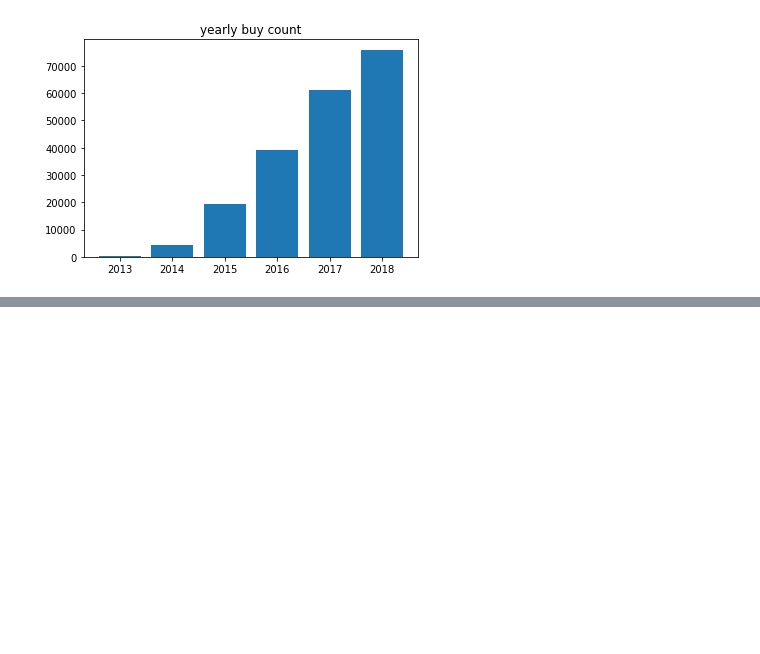
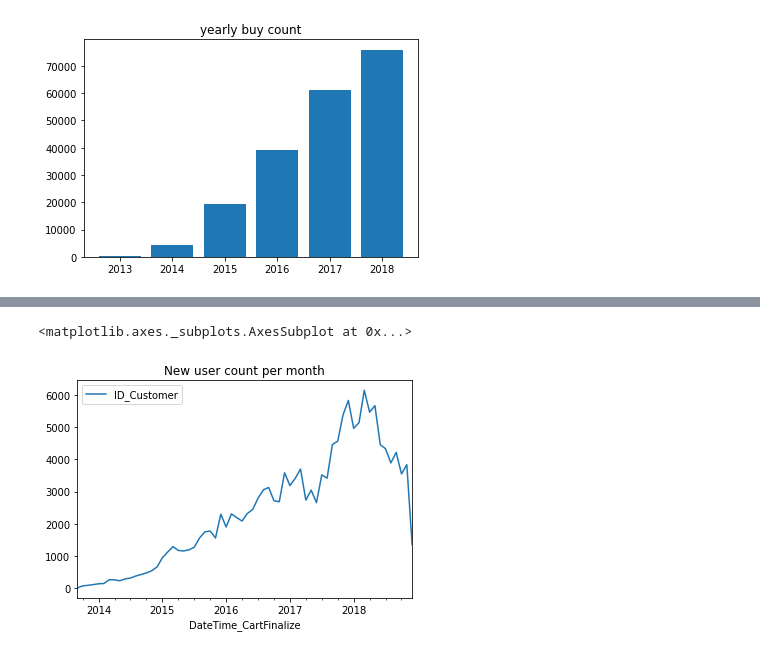
Before and after one commit to MahdiEsrafili/Iran_commercials_analysis, a Jupyter notebook: Digikala_DS/digikala.ipynb, the cells around one changed output, grey strips where cells are left out. Cells and saved outputs as stored; diff of their text form; code cells hidden in the pictures; blank space fills up the shorter version.

```diff
--- a/Digikala_DS/digikala.ipynb
+++ b/Digikala_DS/digikala.ipynb
@@ -450,0 +524,3 @@ data2.head()
+# %%
+first_order = pd.DataFrame(data.groupby('ID_Customer')['DateTime_CartFinalize'].min()).reset_index()
+first_order.head()
@@ -450,0 +534,3 @@ data2.head()
+# %%
+first_order['DateTime_CartFinalize'] = pd.to_datetime(first_order['DateTime_CartFinalize'] )
+first_order.head()
@@ -450,0 +544,3 @@ data2.head()
+# %%
+new_user_per_day= pd.DataFrame(first_order.groupby('DateTime_CartFinalize')['ID_Customer'].count())
+new_user_per_day.head()
@@ -450,0 +555,3 @@ data2.head()
+# %%
+new_user_per_month = pd.DataFrame(new_user_per_day.ID_Customer.resample('MS').sum())
+new_user_per_month.head()
@@ -450,0 +566,5 @@ data2.head()
+# %%
+new_user_per_month.plot(title='New user count per month')
+# %% [output]
+<matplotlib.axes._subplots.AxesSubplot at 0x...>
+[figure, added]
```
Also changed, not shown: parts of 24 cells of this notebook, 4 other files.
